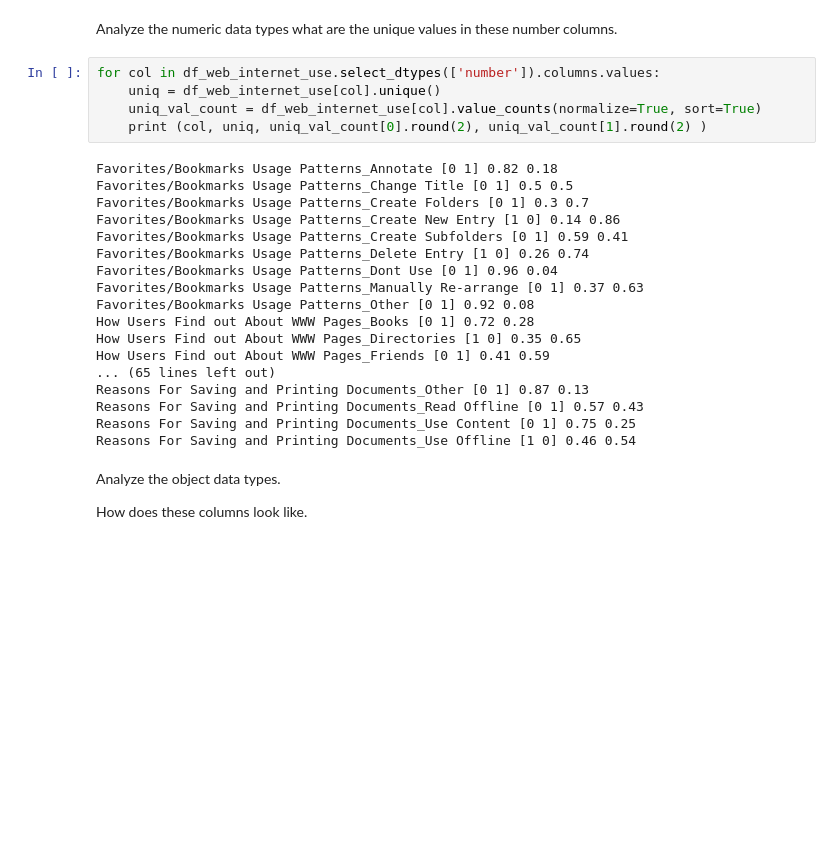
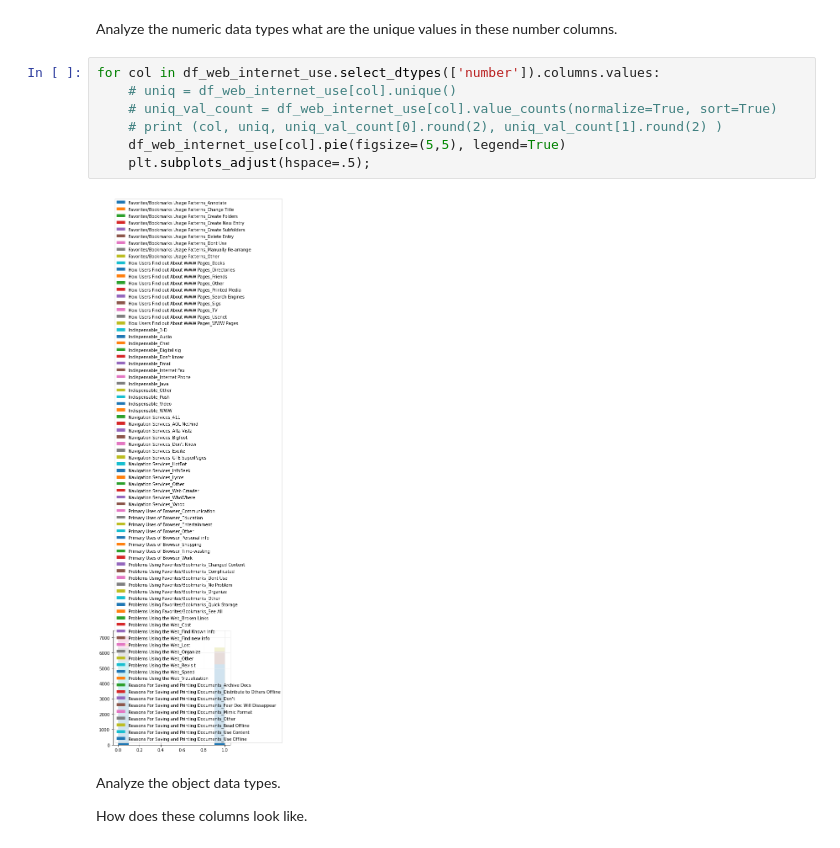
Before and after one commit to charsh12/DS-Career-Track, a Jupyter notebook: Unit 7/Capstone 2/Notebook/Cap2_Data_Readiness.ipynb, the cells around one changed output. Saved outputs shown, nothing was run; the diff lists cells and outputs as text; blank space fills up the shorter version.

```diff
--- a/Unit 7/Capstone 2/Notebook/Cap2_Data_Readiness.ipynb
+++ b/Unit 7/Capstone 2/Notebook/Cap2_Data_Readiness.ipynb
@@ -165,27 +181,13 @@ Analyze the numeric data types
 what are the unique values in these number columns.
 # %%
 for col in df_web_internet_use.select_dtypes(['number']).columns.values:
-    uniq = df_web_internet_use[col].unique()
-    uniq_val_count = df_web_internet_use[col].value_counts(normalize=True, sort=True)
-    print (col, uniq, uniq_val_count[0].round(2), uniq_val_count[1].round(2) )
+    # uniq = df_web_internet_use[col].unique()
+    # uniq_val_count = df_web_internet_use[col].value_counts(normalize=True, sort=True)
+    # print (col, uniq, uniq_val_count[0].round(2), uniq_val_count[1].round(2) )
+    df_web_internet_use[col].pie(figsize=(5,5), legend=True)
+    plt.subplots_adjust(hspace=.5);
 # %% [output]
-Favorites/Bookmarks Usage Patterns_Annotate [0 1] 0.82 0.18
-Favorites/Bookmarks Usage Patterns_Change Title [0 1] 0.5 0.5
-Favorites/Bookmarks Usage Patterns_Create Folders [0 1] 0.3 0.7
-Favorites/Bookmarks Usage Patterns_Create New Entry [1 0] 0.14 0.86
-Favorites/Bookmarks Usage Patterns_Create Subfolders [0 1] 0.59 0.41
-Favorites/Bookmarks Usage Patterns_Delete Entry [1 0] 0.26 0.74
-Favorites/Bookmarks Usage Patterns_Dont Use [0 1] 0.96 0.04
-Favorites/Bookmarks Usage Patterns_Manually Re-arrange [0 1] 0.37 0.63
-Favorites/Bookmarks Usage Patterns_Other [0 1] 0.92 0.08
-How Users Find out About WWW Pages_Books [0 1] 0.72 0.28
-How Users Find out About WWW Pages_Directories [1 0] 0.35 0.65
-How Users Find out About WWW Pages_Friends [0 1] 0.41 0.59
-... (65 lines left out)
-Reasons For Saving and Printing Documents_Other [0 1] 0.87 0.13
-Reasons For Saving and Printing Documents_Read Offline [0 1] 0.57 0.43
-Reasons For Saving and Printing Documents_Use Content [0 1] 0.75 0.25
-Reasons For Saving and Printing Documents_Use Offline [1 0] 0.46 0.54
+[figure, added]
 # %% [markdown]
 Analyze the object data types.
 
```
Also changed, not shown: parts of 10 cells of this notebook.
